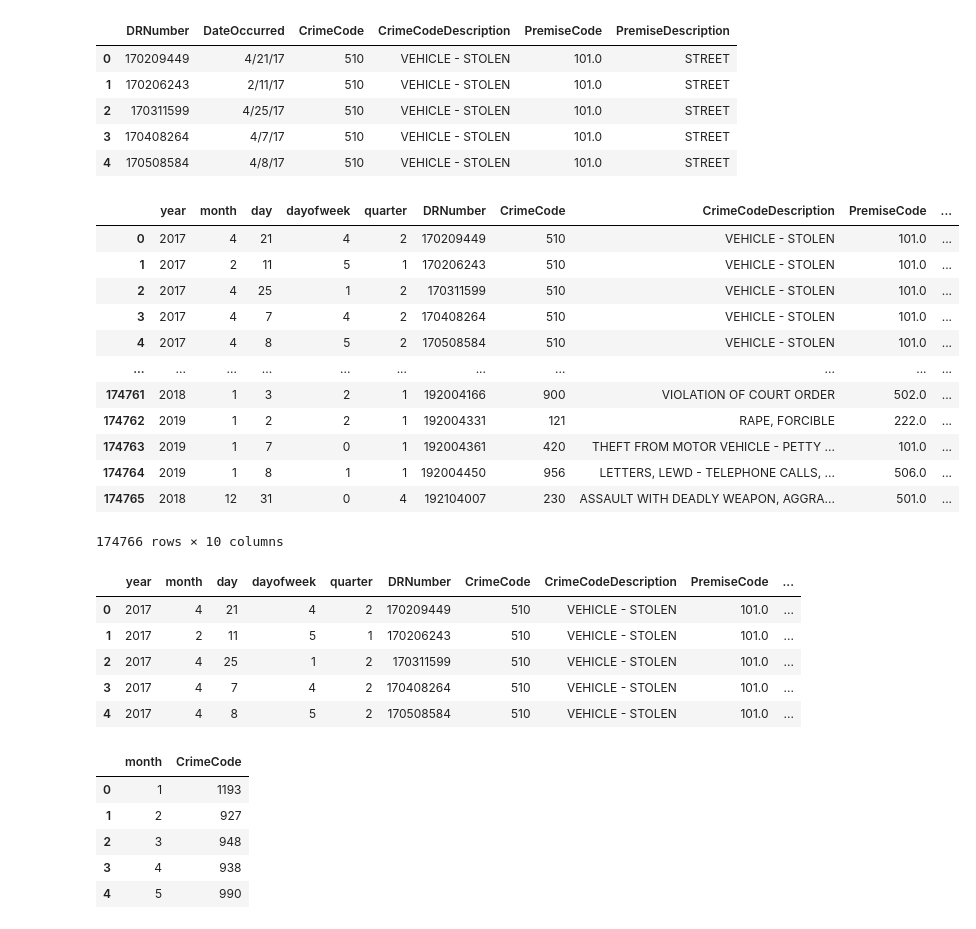
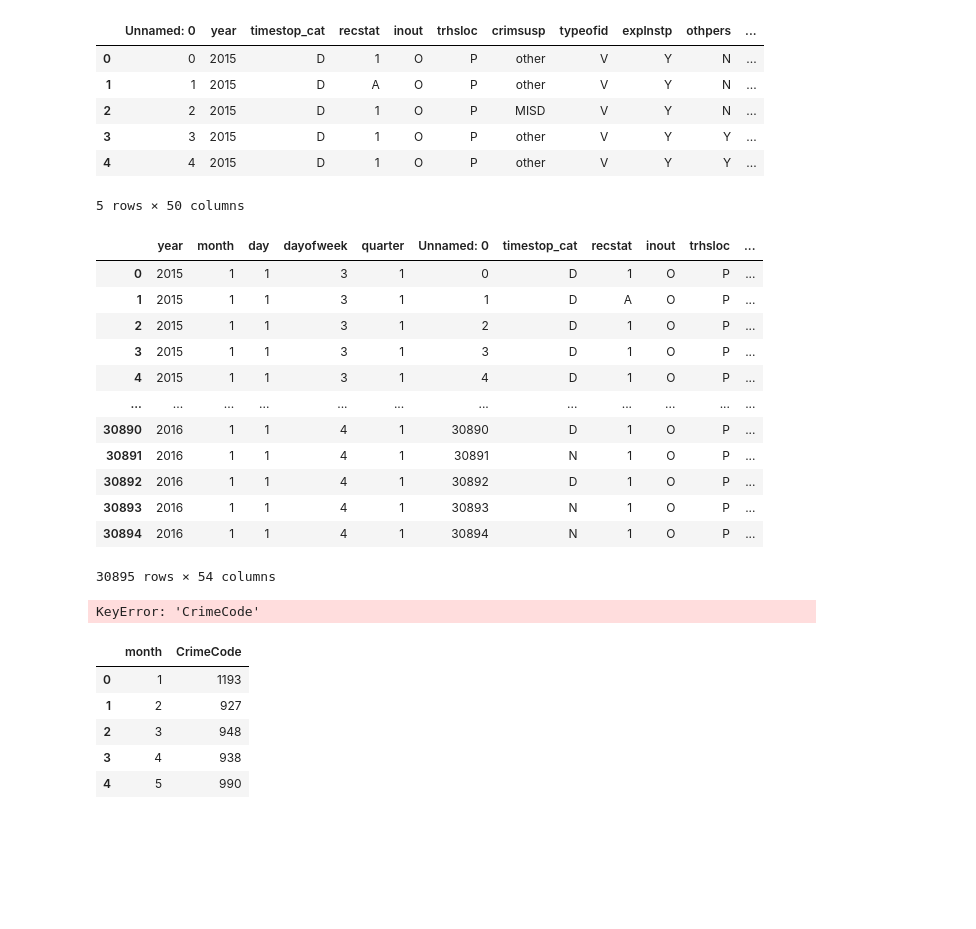
Before and after one commit to linarvin/crime-prediction, a Jupyter notebook: LA crime(final).ipynb, the cells around one changed output. Drawn from its saved outputs; the diff is of its cells as text; code cells hidden in the pictures; blank space fills up the shorter version.

```diff
--- a/LA crime(final).ipynb
+++ b/LA crime(final).ipynb
@@ -25,18 +25,19 @@ import matplotlib.pyplot as plt
 # crime_df = pd.read_sql_query("select * from la_crime_1718;", conn)
 # crime_df.head()
 # %%
-crime_df = pd.read_csv('la_crime_small.csv')
+crime_df = pd.read_csv('crime_data_new.csv')
 crime_df.head()
 # %% [output]
-|  | DRNumber | DateOccurred | CrimeCode | CrimeCodeDescription | PremiseCode | PremiseDescription |
-| 0 | 170209449 | 4/21/17 | 510 | VEHICLE - STOLEN | 101.0 | STREET |
-| 1 | 170206243 | 2/11/17 | 510 | VEHICLE - STOLEN | 101.0 | STREET |
-| 2 | 170311599 | 4/25/17 | 510 | VEHICLE - STOLEN | 101.0 | STREET |
-| 3 | 170408264 | 4/7/17 | 510 | VEHICLE - STOLEN | 101.0 | STREET |
-| 4 | 170508584 | 4/8/17 | 510 | VEHICLE - STOLEN | 101.0 | STREET |
+|  | Unnamed: 0 | year | timestop_cat | recstat | inout | trhsloc | crimsusp | typeofid | explnstp | othpers | ... |
+| 0 | 0 | 2015 | D | 1 | O | P | other | V | Y | N | ... |
+| 1 | 1 | 2015 | D | A | O | P | other | V | Y | N | ... |
+| 2 | 2 | 2015 | D | 1 | O | P | MISD | V | Y | N | ... |
+| 3 | 3 | 2015 | D | 1 | O | P | other | V | Y | Y | ... |
+| 4 | 4 | 2015 | D | 1 | O | P | other | V | Y | Y | ... |
+5 rows × 50 columns
 # %%
-crime_df['DateOccurred'] = pd.to_datetime(crime_df['DateOccurred'].astype(str), errors='coerce')
-crime_df['DateOccurred'] = pd.to_datetime(crime_df['DateOccurred'], format = '%d/%m/%Y %H:%M:%S')
+crime_df['year'] = pd.to_datetime(crime_df['year'].astype(str), errors='coerce')
+crime_df['year'] = pd.to_datetime(crime_df['year'], format = '%d/%m/%Y %H:%M:%S')
 # %%
 column_1 = crime_df.iloc[:,1]
 
@@ -50,23 +51,23 @@ db=pd.DataFrame({"year": column_1.dt.year,
               "quarter": column_1.dt.quarter,
              })
 # %%
-dataset1=crime_df.drop('DateOccurred',axis=1)
+dataset1=crime_df.drop('year',axis=1)
 data1=pd.concat([db,dataset1],axis=1)
 data1
 # %% [output]
-|  | year | month | day | dayofweek | quarter | DRNumber | CrimeCode | CrimeCodeDescription | PremiseCode | ... |
-| 0 | 2017 | 4 | 21 | 4 | 2 | 170209449 | 510 | VEHICLE - STOLEN | 101.0 | ... |
-| 1 | 2017 | 2 | 11 | 5 | 1 | 170206243 | 510 | VEHICLE - STOLEN | 101.0 | ... |
-| 2 | 2017 | 4 | 25 | 1 | 2 | 170311599 | 510 | VEHICLE - STOLEN | 101.0 | ... |
-| 3 | 2017 | 4 | 7 | 4 | 2 | 170408264 | 510 | VEHICLE - STOLEN | 101.0 | ... |
-| 4 | 2017 | 4 | 8 | 5 | 2 | 170508584 | 510 | VEHICLE - STOLEN | 101.0 | ... |
-| ... | ... | ... | ... | ... | ... | ... | ... | ... | ... | ... |
-| 174761 | 2018 | 1 | 3 | 2 | 1 | 192004166 | 900 | VIOLATION OF COURT ORDER | 502.0 | ... |
-| 174762 | 2019 | 1 | 2 | 2 | 1 | 192004331 | 121 | RAPE, FORCIBLE | 222.0 | ... |
-| 174763 | 2019 | 1 | 7 | 0 | 1 | 192004361 | 420 | THEFT FROM MOTOR VEHICLE - PETTY ... | 101.0 | ... |
-| 174764 | 2019 | 1 | 8 | 1 | 1 | 192004450 | 956 | LETTERS, LEWD - TELEPHONE CALLS, ... | 506.0 | ... |
-| 174765 | 2018 | 12 | 31 | 0 | 4 | 192104007 | 230 | ASSAULT WITH DEADLY WEAPON, AGGRA... | 501.0 | ... |
+|  | year | month | day | dayofweek | quarter | Unnamed: 0 | timestop_cat | recstat | inout | trhsloc | ... |
+| 0 | 2015 | 1 | 1 | 3 | 1 | 0 | D | 1 | O | P | ... |
+| 1 | 2015 | 1 | 1 | 3 | 1 | 1 | D | A | O | P | ... |
+| 2 | 2015 | 1 | 1 | 3 | 1 | 2 | D | 1 | O | P | ... |
+| 3 | 2015 | 1 | 1 | 3 | 1 | 3 | D | 1 | O | P | ... |
+| 4 | 2015 | 1 | 1 | 3 | 1 | 4 | D | 1 | O | P | ... |
+| ... | ... | ... | ... | ... | ... | ... | ... | ... | ... | ... | ... |
+| 30890 | 2016 | 1 | 1 | 4 | 1 | 30890 | D | 1 | O | P | ... |
+| 30891 | 2016 | 1 | 1 | 4 | 1 | 30891 | N | 1 | O | P | ... |
+| 30892 | 2016 | 1 | 1 | 4 | 1 | 30892 | D | 1 | O | P | ... |
+| 30893 | 2016 | 1 | 1 | 4 | 1 | 30893 | N | 1 | O | P | ... |
+| 30894 | 2016 | 1 | 1 | 4 | 1 | 30894 | N | 1 | O | P | ... |
-174766 rows × 10 columns
+30895 rows × 54 columns
 # %%
 # data1.dropna(inplace=True)
 # data1
@@ -79,12 +80,7 @@ data1
 model_small_df = data1.loc[data1['CrimeCode'].isin(['510'])]
 model_small_df.head()
 # %% [output]
-|  | year | month | day | dayofweek | quarter | DRNumber | CrimeCode | CrimeCodeDescription | PremiseCode | ... |
-| 0 | 2017 | 4 | 21 | 4 | 2 | 170209449 | 510 | VEHICLE - STOLEN | 101.0 | ... |
-| 1 | 2017 | 2 | 11 | 5 | 1 | 170206243 | 510 | VEHICLE - STOLEN | 101.0 | ... |
-| 2 | 2017 | 4 | 25 | 1 | 2 | 170311599 | 510 | VEHICLE - STOLEN | 101.0 | ... |
-| 3 | 2017 | 4 | 7 | 4 | 2 | 170408264 | 510 | VEHICLE - STOLEN | 101.0 | ... |
-| 4 | 2017 | 4 | 8 | 5 | 2 | 170508584 | 510 | VEHICLE - STOLEN | 101.0 | ... |
+KeyError: 'CrimeCode'
 # %%
 month = model_small_df.groupby('month')
 month = month['CrimeCode'].count()
```
